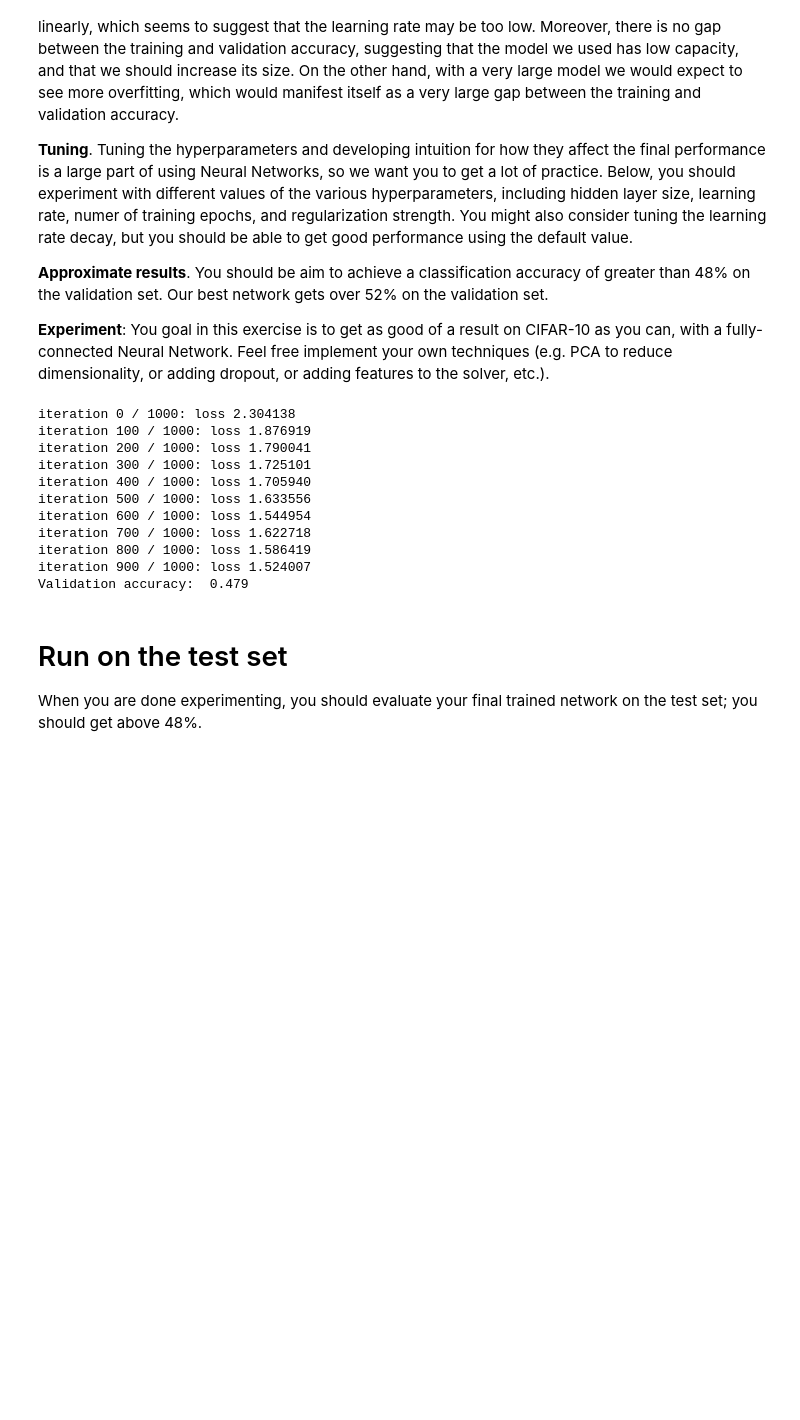
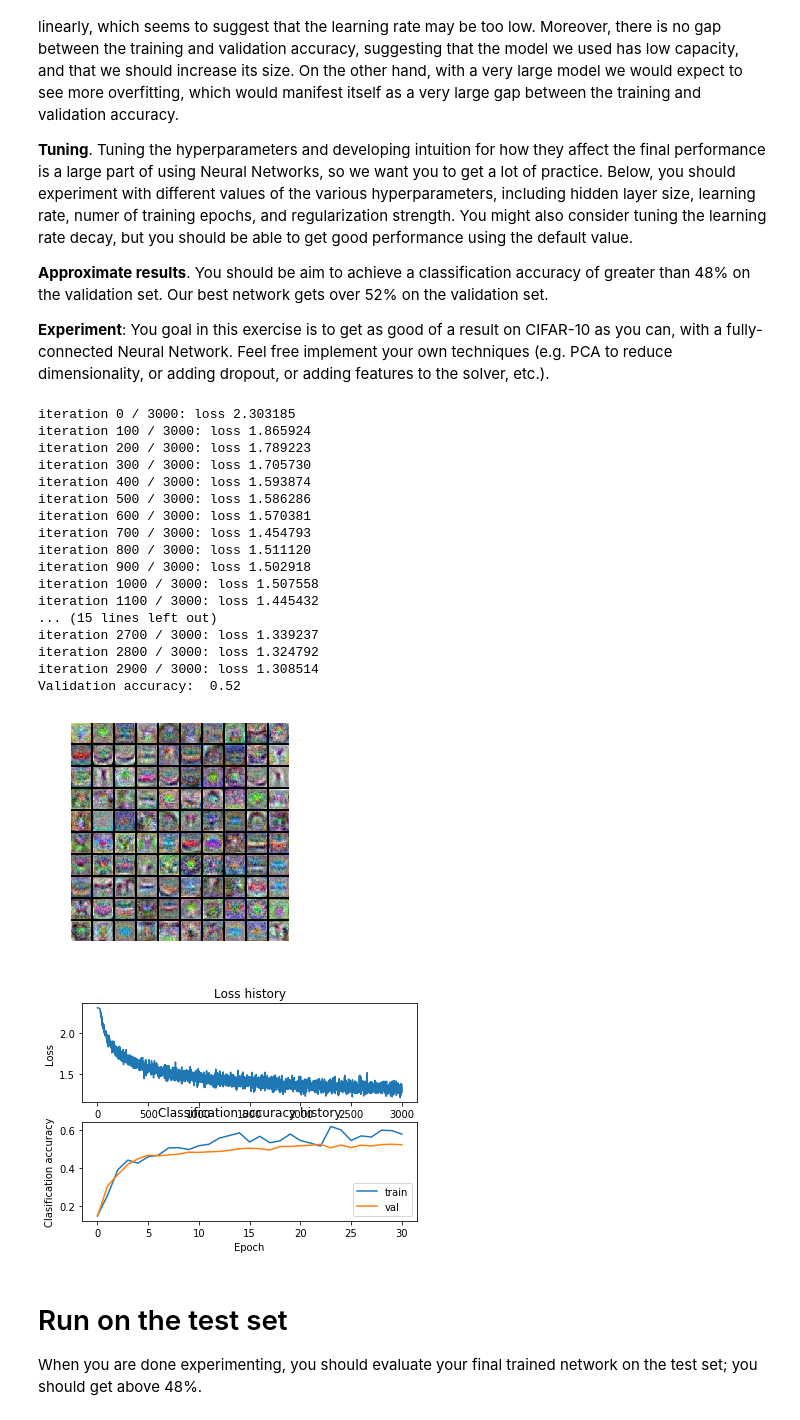
Before and after one commit to liufei11111/CS2018_CNN_01, a Jupyter notebook: two_layer_net.ipynb, the cells around one changed output. Cells and saved outputs as stored; diff of their text form; code cells hidden in the pictures; blank space fills up the shorter version.

```diff
--- a/two_layer_net.ipynb
+++ b/two_layer_net.ipynb
@@ -314,10 +311,10 @@ net = TwoLayerNet(input_size, hidden_size, num_classes)
 
 # Train the network
 stats = net.train(X_train, y_train, X_val, y_val,
-            num_iters=1000, batch_size=500,
+            num_iters=3000, batch_size=500,
             learning_rate=1e-3, learning_rate_decay=0.95,
-            reg=0.5, verbose=True)
-
+            reg=0.2, verbose=True)
+best_net = net
 # Predict on the validation set
 val_acc = (net.predict(X_val) == y_val).mean()
 print('Validation accuracy: ', val_acc)
@@ -325,14 +322,20 @@ print('Validation accuracy: ', val_acc)
 #                               END OF YOUR CODE                                #
 #################################################################################
 # %% [output]
-iteration 0 / 1000: loss 2.304138
-iteration 100 / 1000: loss 1.876919
-iteration 200 / 1000: loss 1.790041
-iteration 300 / 1000: loss 1.725101
-iteration 400 / 1000: loss 1.705940
-iteration 500 / 1000: loss 1.633556
-iteration 600 / 1000: loss 1.544954
-iteration 700 / 1000: loss 1.622718
-iteration 800 / 1000: loss 1.586419
-iteration 900 / 1000: loss 1.524007
-Validation accuracy:  0.479
+iteration 0 / 3000: loss 2.303185
+iteration 100 / 3000: loss 1.865924
+iteration 200 / 3000: loss 1.789223
+iteration 300 / 3000: loss 1.705730
+iteration 400 / 3000: loss 1.593874
+iteration 500 / 3000: loss 1.586286
+iteration 600 / 3000: loss 1.570381
+iteration 700 / 3000: loss 1.454793
+iteration 800 / 3000: loss 1.511120
+iteration 900 / 3000: loss 1.502918
+iteration 1000 / 3000: loss 1.507558
+iteration 1100 / 3000: loss 1.445432
+... (15 lines left out)
+iteration 2700 / 3000: loss 1.339237
+iteration 2800 / 3000: loss 1.324792
+iteration 2900 / 3000: loss 1.308514
+Validation accuracy:  0.52
@@ -342,3 +342,24 @@ show_net_weights(best_net)
+# %%
+# visualize the weights of the best network
+show_net_weights(best_net)
+# Plot the loss function and train / validation accuracies
+plt.subplot(2, 1, 1)
+plt.plot(stats['loss_history'])
+plt.title('Loss history')
+plt.xlabel('Iteration')
+plt.ylabel('Loss')
+
+plt.subplot(2, 1, 2)
+plt.plot(stats['train_acc_history'], label='train')
+plt.plot(stats['val_acc_history'], label='val')
+plt.title('Classification accuracy history')
+plt.xlabel('Epoch')
+plt.ylabel('Clasification accuracy')
+plt.legend()
+plt.show()
+# %% [output]
+[figure, added]
+[figure, added]
 # %% [markdown]
 # Run on the test set
 When you are done experimenting, you should evaluate your final trained network on the test set; you should get above 48%.
```
Also changed, not shown: parts of 10 cells of this notebook, 2 other files.
